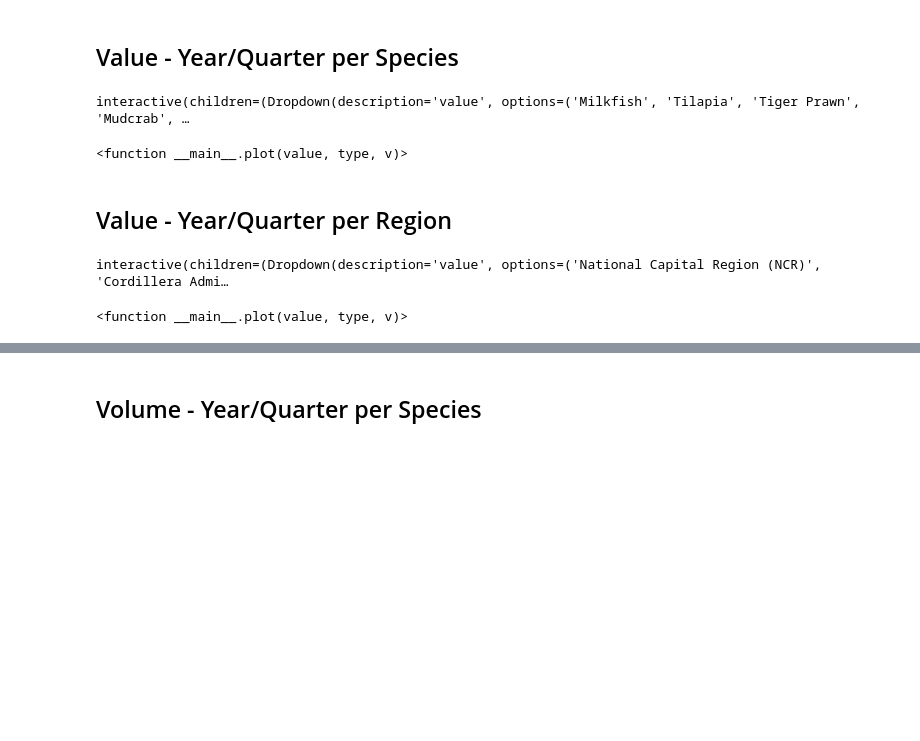
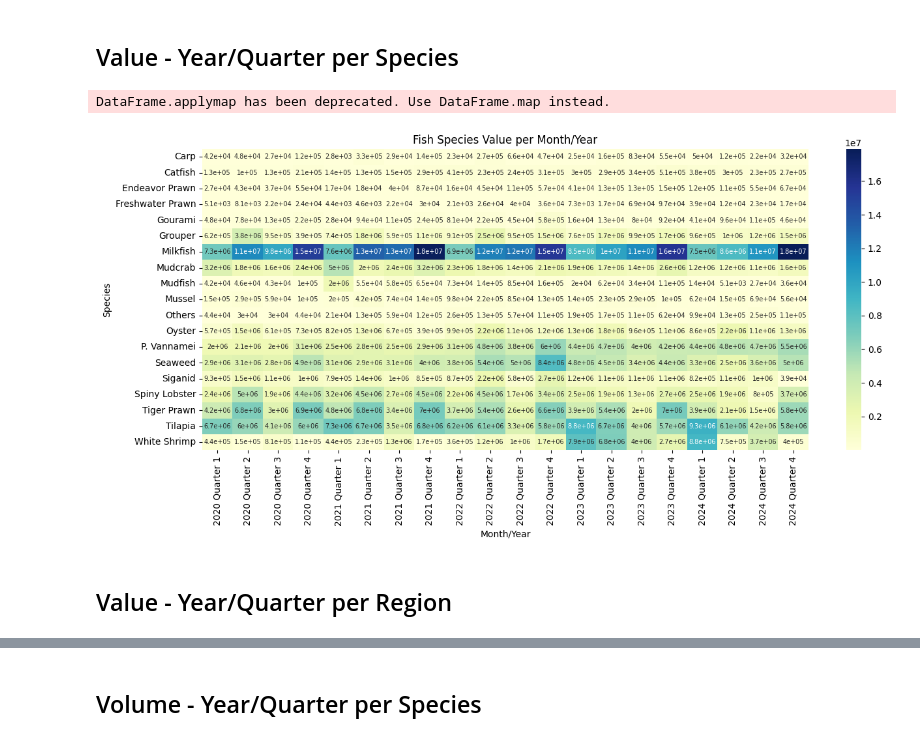
Before and after one commit to jcfrongoso/cs132-final-project, a Jupyter notebook: eda.ipynb, the cells around one changed output, grey strips where cells are left out. Saved outputs shown, nothing was run; the diff lists cells and outputs as text; code cells hidden in the pictures; blank space fills up the shorter version.

```diff
--- a/eda.ipynb
+++ b/eda.ipynb
@@ -200,32 +200,28 @@ For this plot, there's a discrepancy that could be inferred. Two plots, one goin
 Now that we've plotted pairs of features, we proceed to analyzing multivariate cases.
 # %% [markdown]
 ## Value - Year/Quarter per Species
-# %%
-import ipywidgets as widgets
-from ipywidgets import interact
-
-def plot(value, type, v):
-    filtered_df = df[df[type] == value].copy()
-    filtered_df = filtered_df.groupby(['Year', 'Quarter'])[v].sum().reset_index().copy()
-    filtered_df.sort_values(by=['Year', 'Quarter'], ascending=True, inplace=True)
-    filtered_df['Year-Quarter'] = filtered_df['Year'].astype(str)+filtered_df['Quarter']
-    plt.figure(figsize=(10,7))
-    plt.plot(filtered_df['Year-Quarter'], filtered_df[v])
-    plt.xticks(rotation=90)
-    plt.show()
-# %%
-value = df['Species'].unique().tolist()
-chosen = widgets.Dropdown(options=value)
-interact(plot, value=chosen, type='Species', v='Value')
-# %% [output]
-interactive(children=(Dropdown(description='value', options=('Milkfish', 'Tilapia', 'Tiger Prawn', 'Mudcrab', …
-<function __main__.plot(value, type, v)>
+# %%
+import seaborn as sns
+
+def plot(type, v):
+    adjusted_df = df.copy()
+    adjusted_df = adjusted_df.groupby(['Year', 'Quarter', type])[v].sum().reset_index().copy()
+    adjusted_df.sort_values(by=['Year', 'Quarter'], ascending=True, inplace=True)
+    adjusted_df['Year-Quarter'] = adjusted_df['Year'].astype(str)+adjusted_df['Quarter']
+    pivot_table = adjusted_df.pivot(index=type, columns='Year-Quarter', values=v)
+
+    formatted_pivot = pivot_table.applymap(lambda x: f"{x:.2g}" if pd.notnull(x) else "")
+
+    plt.figure(figsize=(15, 6))
+    sns.heatmap(pivot_table, annot=formatted_pivot, cmap="YlGnBu", fmt="", annot_kws={"size": 7})  # annot=True shows numbers inside
+    plt.title('Fish Species Value per Month/Year')
+    plt.xlabel('Month/Year')
+    plt.ylabel('Species')
+    plt.show()
+# %%
+plot("Species", "Value")
+# %% [output]
+DataFrame.applymap has been deprecated. Use DataFrame.map instead.
+[figure, added]
 # %% [markdown]
 ## Value - Year/Quarter per Region
-# %%
-value = df['Geolocation'].unique().tolist()
-chosen = widgets.Dropdown(options=value)
-interact(plot, value=chosen, type='Geolocation', v='Value')
-# %% [output]
-interactive(children=(Dropdown(description='value', options=('National Capital Region (NCR)', 'Cordillera Admi…
-<function __main__.plot(value, type, v)>
```
Also changed, not shown: parts of 3 cells of this notebook.
